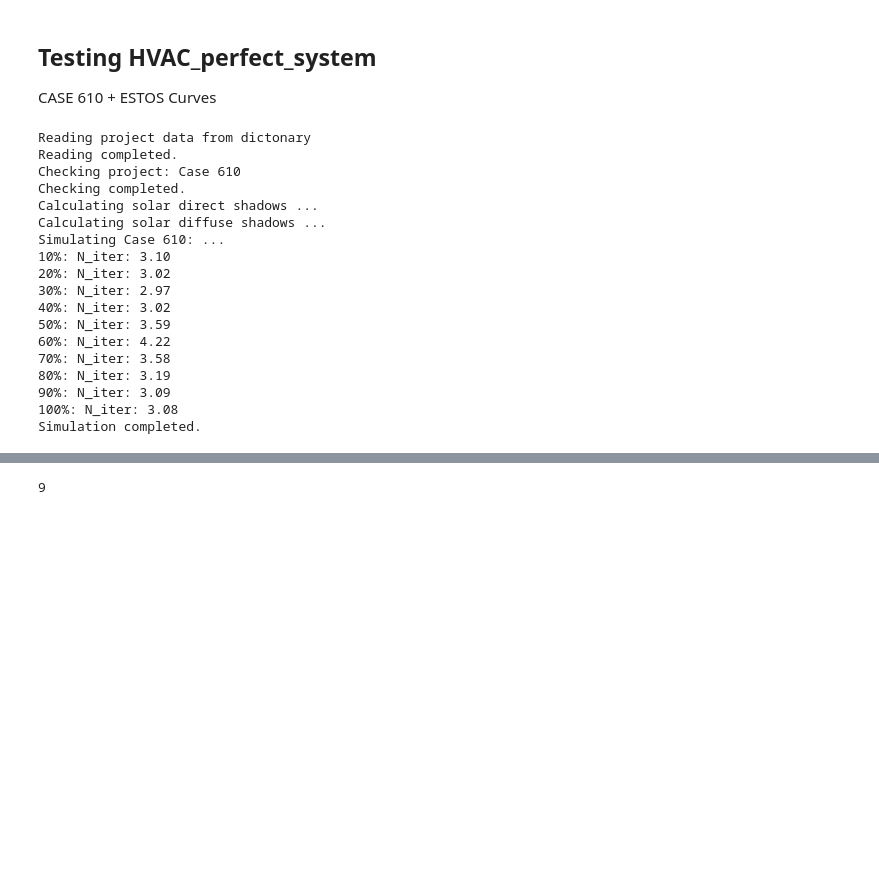
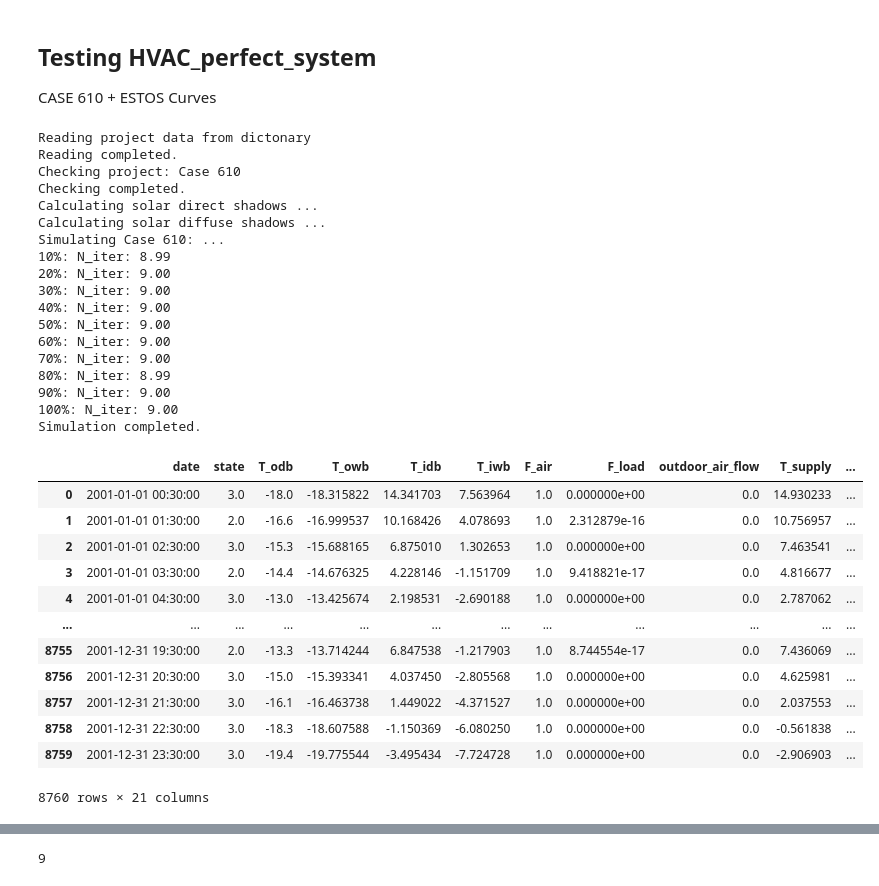
Before and after one commit to jfCoronel/OpenSimula, a Jupyter notebook: ipynb/debug/test_HVAC_DX_system.ipynb, the cells around one changed output, grey strips where cells are left out. Drawn from its saved outputs; the diff is of its cells as text; code cells hidden in the pictures; blank space fills up the shorter version.

Commit message:
Rewritting HVAC_DX_system

```diff
--- a/ipynb/debug/test_HVAC_DX_system.ipynb
+++ b/ipynb/debug/test_HVAC_DX_system.ipynb
@@ -10,6 +10,7 @@ case610_dict = {
     "time_step": 3600,
     "n_time_steps": 8760,
     "initial_time": "01/01/2001 00:00:00",
+    "simulation_file_met": "Denver",
     "components": [
         {
             "type": "File_met",
@@ -354,7 +355,6 @@ case610_dict = {
             "heating_setpoint": "20",
             "cooling_setpoint": "27",
             "system_on_off": "1",
-            "control_type": "TEMPERATURE",
         }
     ]
 }
@@ -373,17 +373,33 @@ Checking completed.
 Calculating solar direct shadows ...
 Calculating solar diffuse shadows ...
 Simulating Case 610: ...
-10%: N_iter: 3.10
-20%: N_iter: 3.02
-30%: N_iter: 2.97
-40%: N_iter: 3.02
-50%: N_iter: 3.59
-60%: N_iter: 4.22
-70%: N_iter: 3.58
-80%: N_iter: 3.19
-90%: N_iter: 3.09
-100%: N_iter: 3.08
+10%: N_iter: 8.99
+20%: N_iter: 9.00
+30%: N_iter: 9.00
+40%: N_iter: 9.00
+50%: N_iter: 9.00
+60%: N_iter: 9.00
+70%: N_iter: 9.00
+80%: N_iter: 8.99
+90%: N_iter: 9.00
+100%: N_iter: 9.00
 Simulation completed.
+# %%
+pro.component("system").variable_dataframe()
+# %% [output]
+|  | date | state | T_odb | T_owb | T_idb | T_iwb | F_air | F_load | outdoor_air_flow | T_supply | ... |
+| 0 | 2001-01-01 00:30:00 | 3.0 | -18.0 | -18.315822 | 14.341703 | 7.563964 | 1.0 | 0.000000e+00 | 0.0 | 14.930233 | ... |
+| 1 | 2001-01-01 01:30:00 | 2.0 | -16.6 | -16.999537 | 10.168426 | 4.078693 | 1.0 | 2.312879e-16 | 0.0 | 10.756957 | ... |
+| 2 | 2001-01-01 02:30:00 | 3.0 | -15.3 | -15.688165 | 6.875010 | 1.302653 | 1.0 | 0.000000e+00 | 0.0 | 7.463541 | ... |
+| 3 | 2001-01-01 03:30:00 | 2.0 | -14.4 | -14.676325 | 4.228146 | -1.151709 | 1.0 | 9.418821e-17 | 0.0 | 4.816677 | ... |
+| 4 | 2001-01-01 04:30:00 | 3.0 | -13.0 | -13.425674 | 2.198531 | -2.690188 | 1.0 | 0.000000e+00 | 0.0 | 2.787062 | ... |
+| ... | ... | ... | ... | ... | ... | ... | ... | ... | ... | ... | ... |
+| 8755 | 2001-12-31 19:30:00 | 2.0 | -13.3 | -13.714244 | 6.847538 | -1.217903 | 1.0 | 8.744554e-17 | 0.0 | 7.436069 | ... |
+| 8756 | 2001-12-31 20:30:00 | 3.0 | -15.0 | -15.393341 | 4.037450 | -2.805568 | 1.0 | 0.000000e+00 | 0.0 | 4.625981 | ... |
+| 8757 | 2001-12-31 21:30:00 | 3.0 | -16.1 | -16.463738 | 1.449022 | -4.371527 | 1.0 | 0.000000e+00 | 0.0 | 2.037553 | ... |
+| 8758 | 2001-12-31 22:30:00 | 3.0 | -18.3 | -18.607588 | -1.150369 | -6.080250 | 1.0 | 0.000000e+00 | 0.0 | -0.561838 | ... |
+| 8759 | 2001-12-31 23:30:00 | 3.0 | -19.4 | -19.775544 | -3.495434 | -7.724728 | 1.0 | 0.000000e+00 | 0.0 | -2.906903 | ... |
+8760 rows × 21 columns
 # %%
 import numpy as np
 # Heating and Cooling Loads
```
Also changed, not shown: parts of 2 cells of this notebook, 3 other files.
